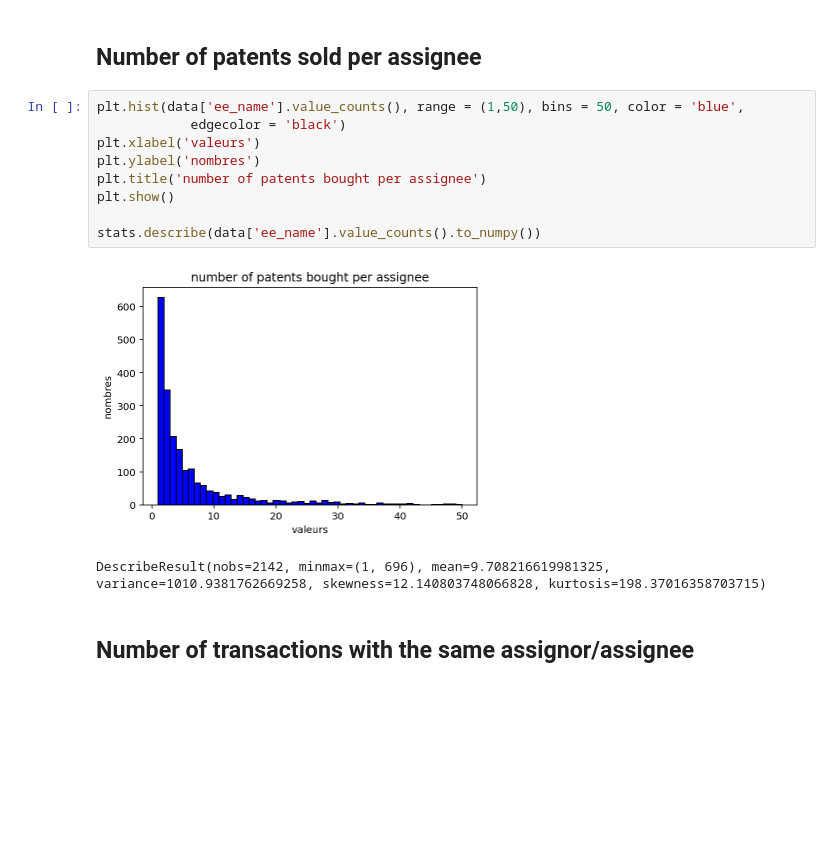
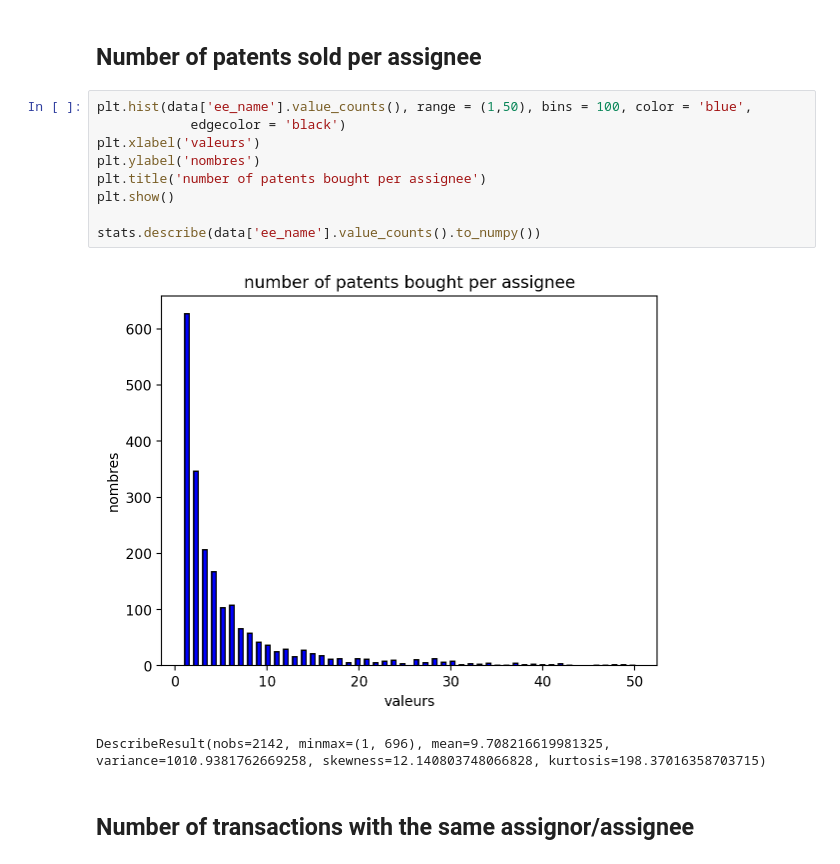
Before and after one commit to gregbellan/MODS208, a Jupyter notebook: Data_description_augustin.ipynb, the cells around one changed output. Drawn from its saved outputs; the diff is of its cells as text; blank space fills up the shorter version.

```diff
--- a/Data_description_augustin.ipynb
+++ b/Data_description_augustin.ipynb
@@ -77,16 +77,16 @@ DescribeResult(nobs=6046, minmax=(1, 390), mean=3.4394641085014888, variance=86.
 # %% [markdown]
 ## Number of patents sold per assignee
 # %%
-plt.hist(data['ee_name'].value_counts(), range = (1,50), bins = 50, color = 'blue',
+plt.hist(data['ee_name'].value_counts(), range = (1,50), bins = 100, color = 'blue',
             edgecolor = 'black')
 plt.xlabel('valeurs')
 plt.ylabel('nombres')
 plt.title('number of patents bought per assignee')
 plt.show()
 
 stats.describe(data['ee_name'].value_counts().to_numpy())
 # %% [output]
-[figure, old version]
+[figure, new version]
 DescribeResult(nobs=2142, minmax=(1, 696), mean=9.708216619981325, variance=1010.9381762669258, skewness=12.140803748066828, kurtosis=198.37016358703715)
 # %% [markdown]
 ## Number of transactions with the same assignor/assignee
```
Also changed, not shown: parts of 14 cells of this notebook, 2 other files.
